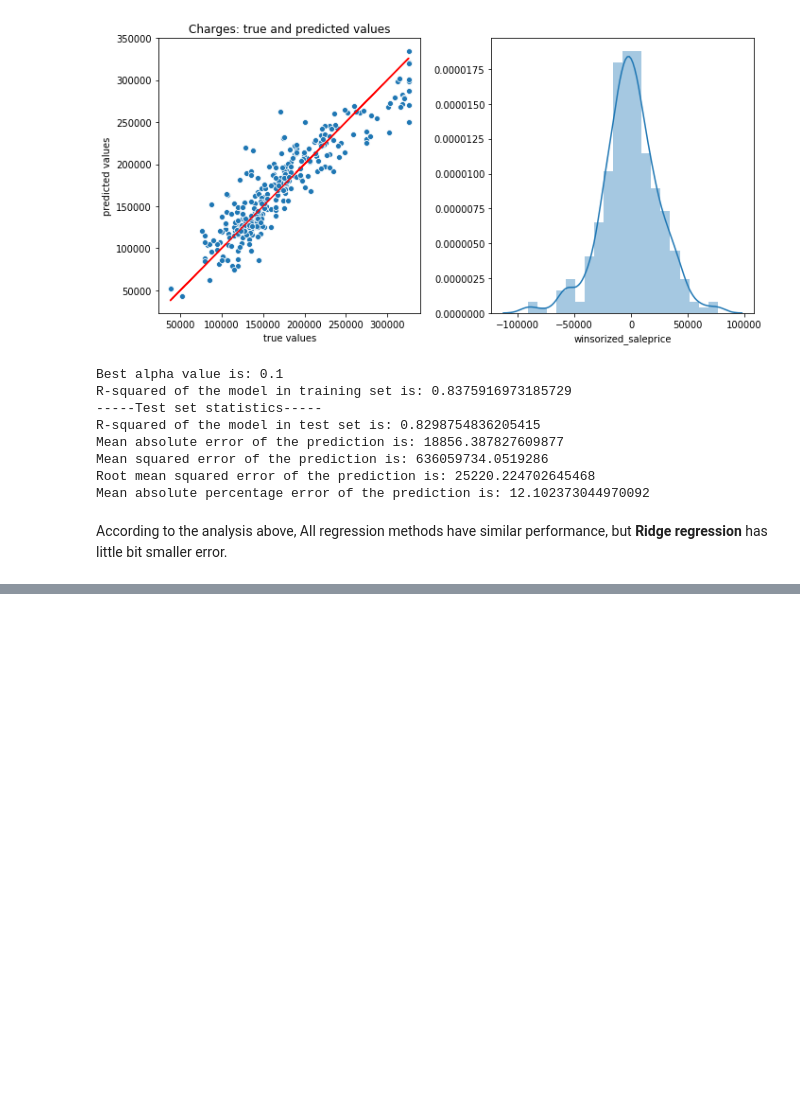
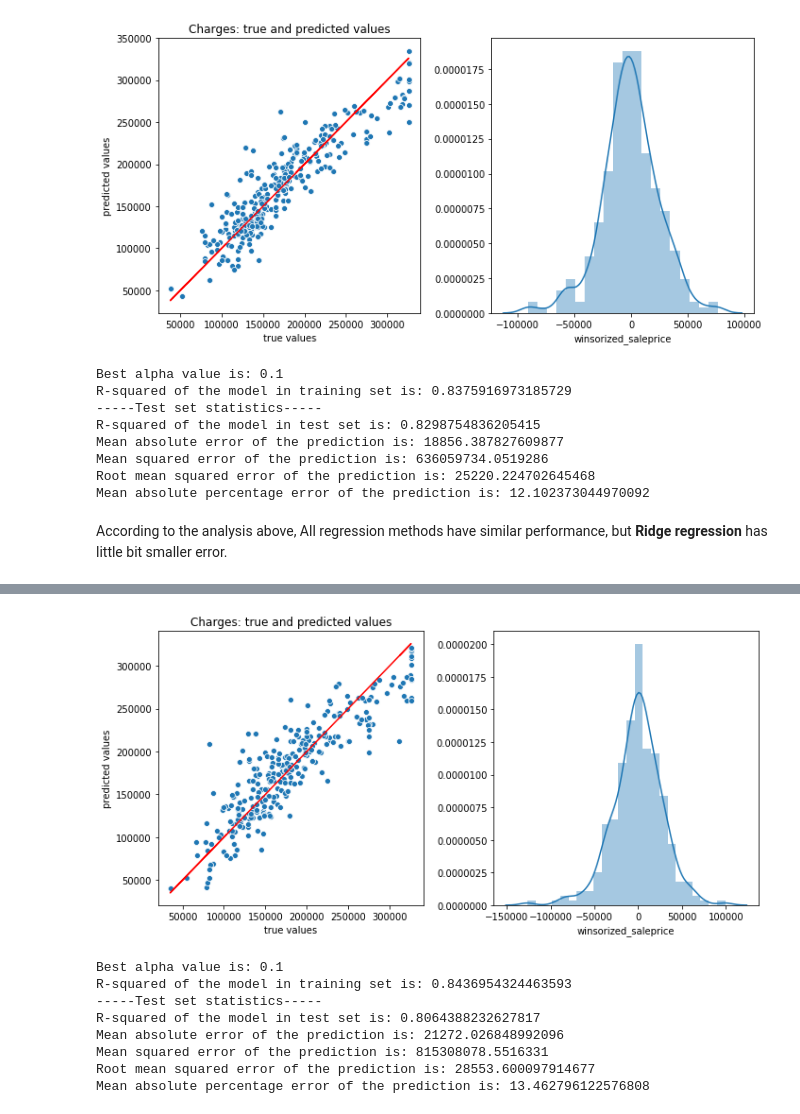
Before and after one commit to 890805/Thinkful_Data_Jimin, a Jupyter notebook: Thinkful_Challenge_Regression problems.ipynb, the cells around one changed output, grey strips where cells are left out. Cells and saved outputs as stored; diff of their text form; code cells hidden in the pictures; blank space fills up the shorter version.

```diff
--- a/Thinkful_Challenge_Regression problems.ipynb
+++ b/Thinkful_Challenge_Regression problems.ipynb
@@ -711,0 +813,39 @@ If we include these variables in our model, a feature of the data will be change
+# %%
+ridge_cv = RidgeCV(alphas=alphas, cv=5)
+
+ridge_cv.fit(X_train, y_train)
+
+# We are making predictions here
+y_preds_train = ridge_cv.predict(X_train)
+y_preds_test = ridge_cv.predict(X_test)
+
+plt.figure(figsize=(10,5))
+plt.subplot(1,2,1)
+sns.scatterplot(y_test, y_preds_test)
+plt.plot(y_test, y_test, color="red")
+plt.xlabel("true values")
+plt.ylabel("predicted values")
+plt.title("Charges: true and predicted values")
+plt.subplot(1,2,2)
+sns.distplot(y_test-y_preds_test)
+plt.tight_layout()
+plt.show()
+
+print("Best alpha value is: {}".format(ridge_cv.alpha_))
+print("R-squared of the model in training set is: {}".format(ridge_cv.score(X_train, y_train)))
+print("-----Test set statistics-----")
+print("R-squared of the model in test set is: {}".format(ridge_cv.score(X_test, y_test)))
+print("Mean absolute error of the prediction is: {}".format(mean_absolute_error(y_test, y_preds_test)))
+print("Mean squared error of the prediction is: {}".format(mse(y_test, y_preds_test)))
+print("Root mean squared error of the prediction is: {}".format(rmse(y_test, y_preds_test)))
+print("Mean absolute percentage error of the prediction is: {}".format(np.mean(np.abs((y_test - y_preds_test) / y_test)) * 100))
+# %% [output]
+[figure, added]
+Best alpha value is: 0.1
+R-squared of the model in training set is: 0.8436954324463593
+-----Test set statistics-----
+R-squared of the model in test set is: 0.8064388232627817
+Mean absolute error of the prediction is: 21272.026848992096
+Mean squared error of the prediction is: 815308078.5516331
+Root mean squared error of the prediction is: 28553.600097914677
+Mean absolute percentage error of the prediction is: 13.462796122576808
```
Also changed, not shown: parts of 13 cells of this notebook.
